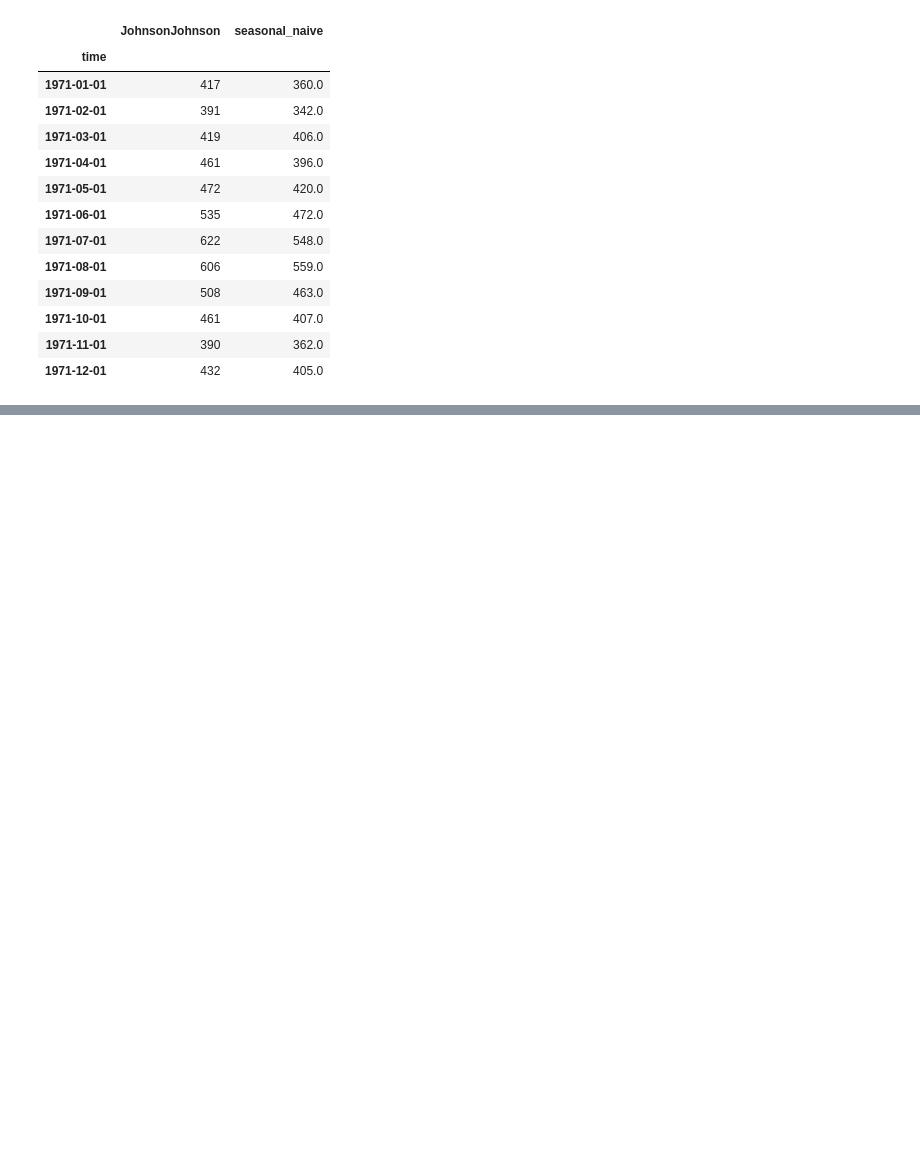
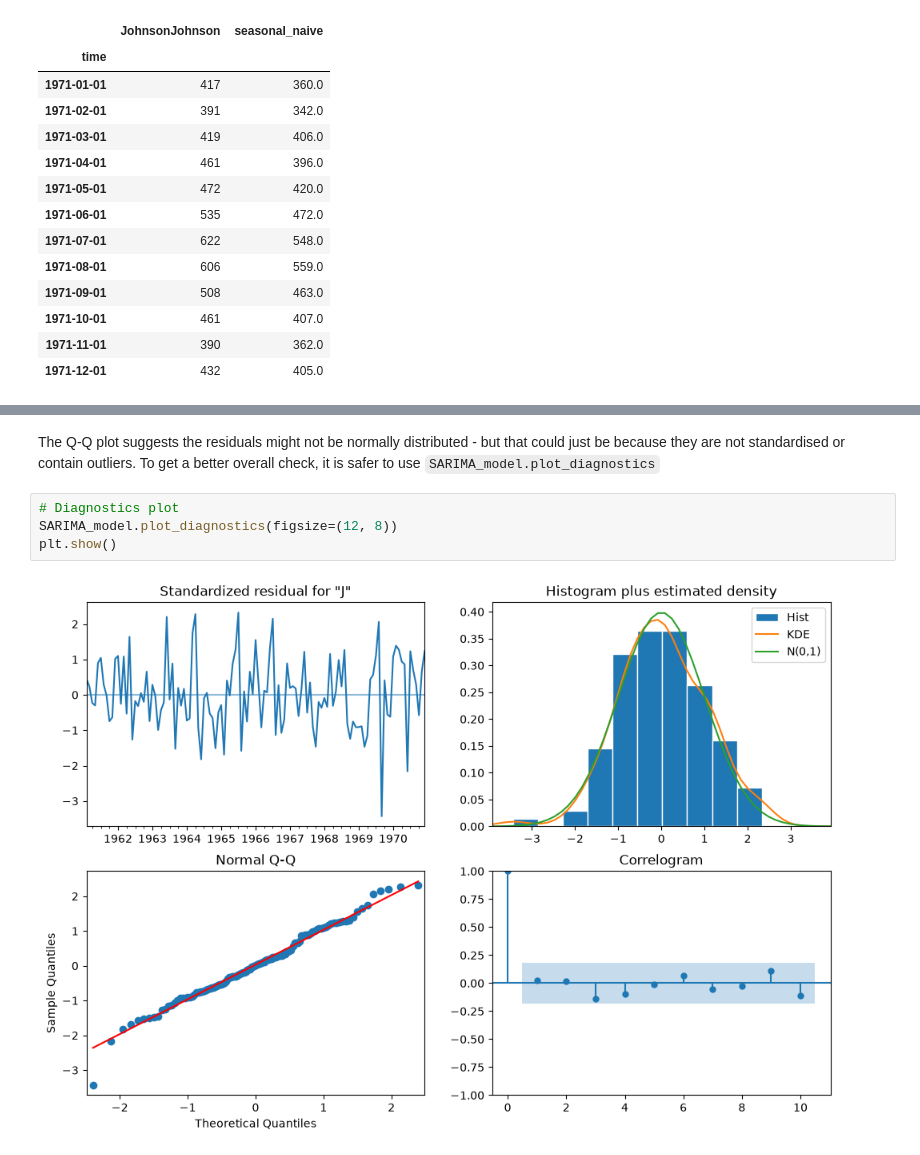
Before and after one commit to michaelhudson2205/INFO3022_Practicals, a Jupyter notebook: P4_4_SARIMA.ipynb, the cells around one changed output, grey strips where cells are left out. Cells and saved outputs as stored; diff of their text form; blank space fills up the shorter version.

```diff
--- a/P4_4_SARIMA.ipynb
+++ b/P4_4_SARIMA.ipynb
@@ -348,0 +391,8 @@ We now fit the SARIMA model with the configuration:
+# %% [markdown]
+The Q-Q plot suggests the residuals might not be normally distributed - but that could just be because they are not standardised or contain outliers. To get a better overall check, it is safer to use `SARIMA_model.plot_diagnostics`
+# %%
+# Diagnostics plot
+SARIMA_model.plot_diagnostics(figsize=(12, 8))
+plt.show()
+# %% [output]
+[figure, added]
```
Also changed, not shown: parts of 19 cells of this notebook.
